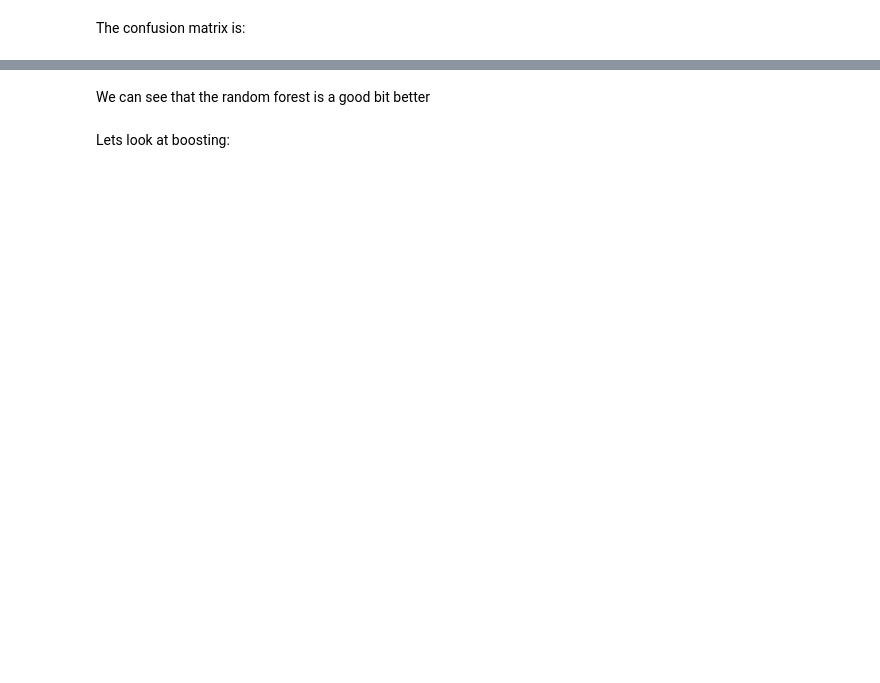
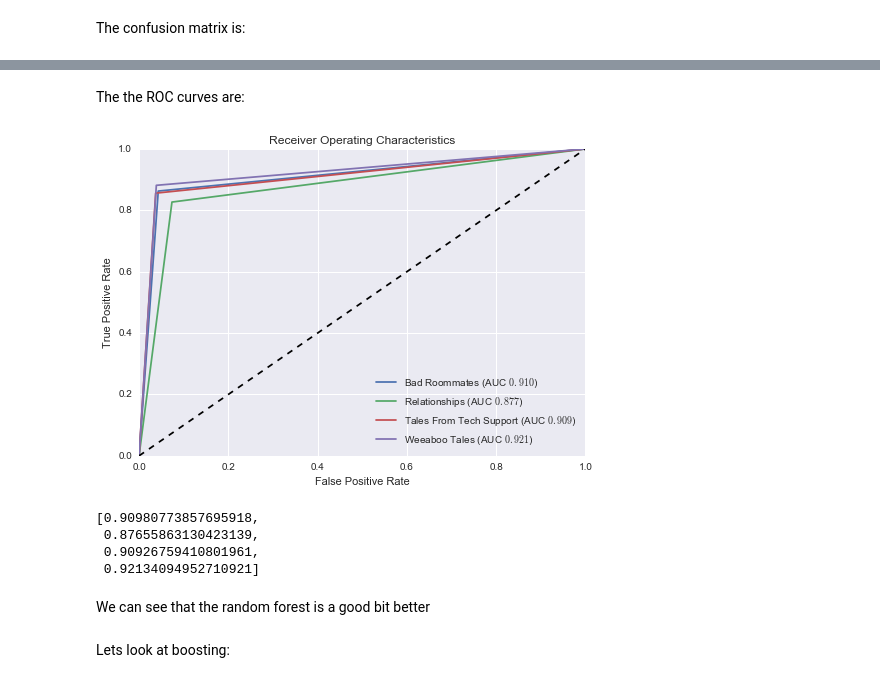
Before and after one commit to KnowledgeLab/augmentedintelligence, a Jupyter notebook: Lesson-1/1-intro.ipynb, the cells around one changed output, grey strips where cells are left out. Saved outputs shown, nothing was run; the diff lists cells and outputs as text; code cells hidden in the pictures; blank space fills up the shorter version.

```diff
--- a/Lesson-1/1-intro.ipynb
+++ b/Lesson-1/1-intro.ipynb
@@ -953,3 +996,13 @@ plt.show()
+# %% [markdown]
+The the ROC curves are:
+# %%
+multiROC(redditDfTesting, randomForest)
+# %% [output]
+[figure, added]
+[0.90980773857695918,
+ 0.87655863130423139,
+ 0.90926759410801961,
+ 0.92134094952710921]
 # %% [markdown]
 We can see that the random forest is a good bit better
 # %% [markdown]
```
Also changed, not shown: parts of 25 cells of this notebook.
